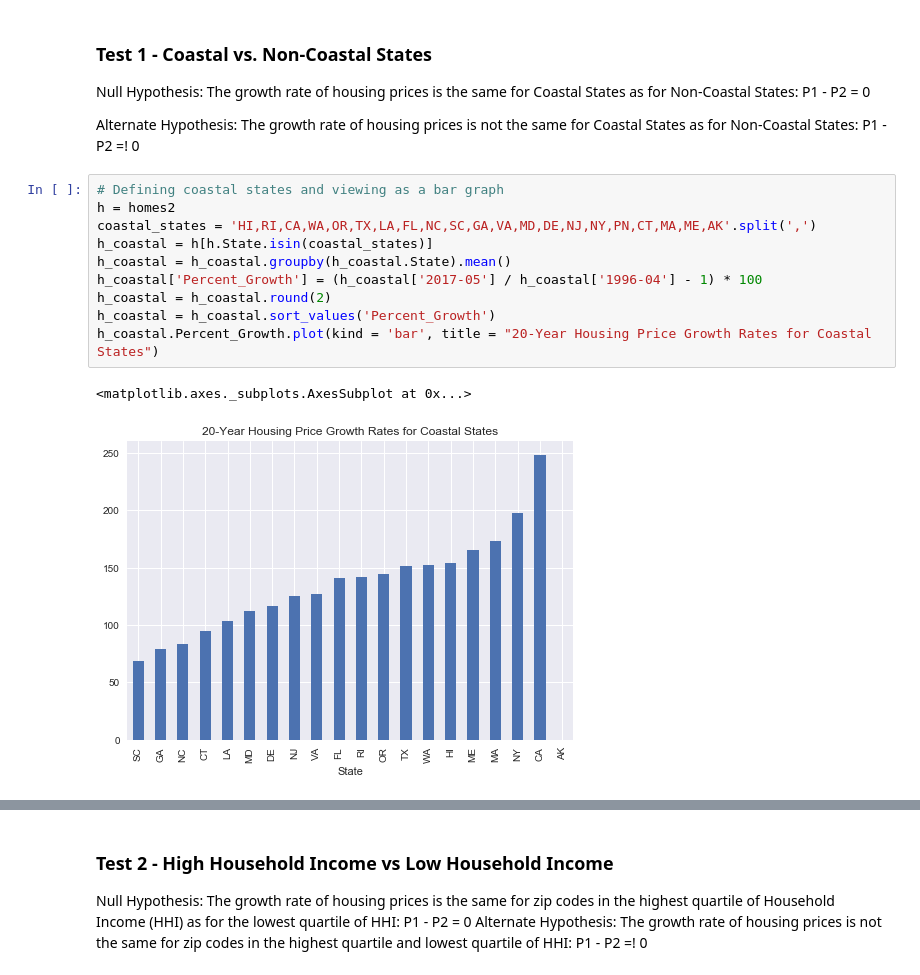
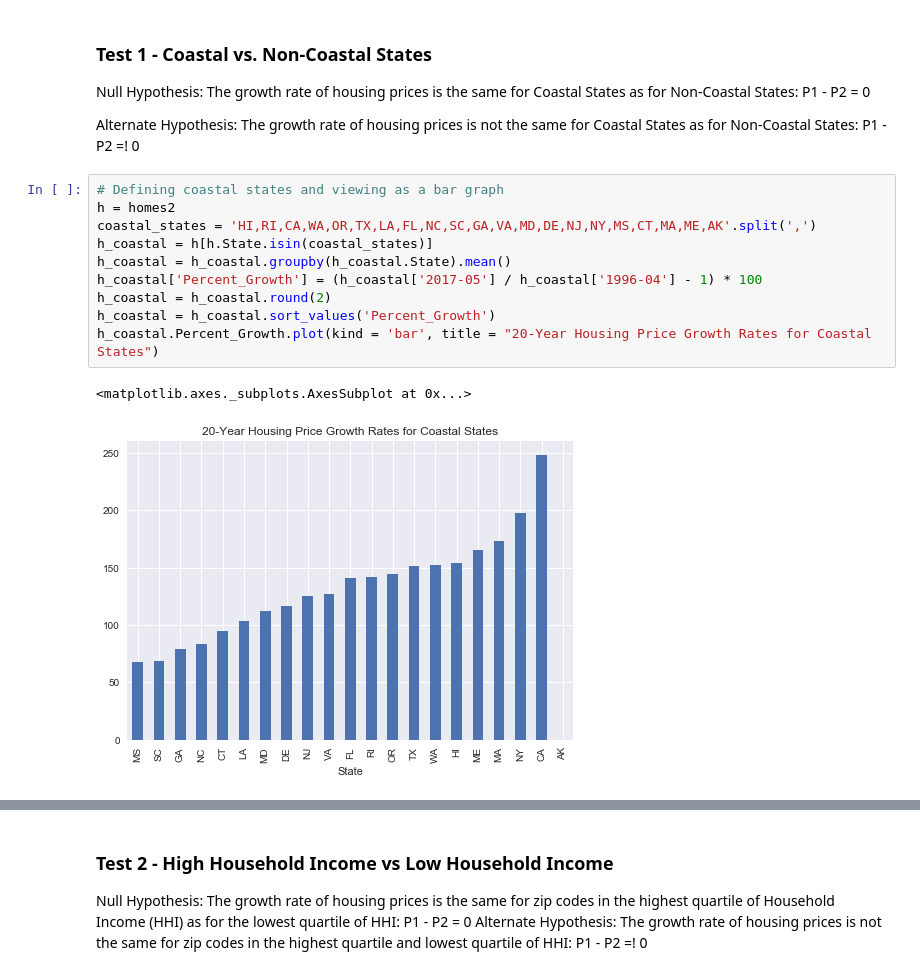
Before and after one commit to tiptonicedt/springboard, a Jupyter notebook: capstone_project_zillow/Zillow_Statistical_Inference.ipynb, the cells around one changed output, grey strips where cells are left out. Saved outputs shown, nothing was run; the diff lists cells and outputs as text.

```diff
--- a/capstone_project_zillow/Zillow_Statistical_Inference.ipynb
+++ b/capstone_project_zillow/Zillow_Statistical_Inference.ipynb
@@ -48,16 +48,16 @@ Alternate Hypothesis: The growth rate of housing prices is not the same for Coas
 # %%
 # Defining coastal states and viewing as a bar graph
 h = homes2
-coastal_states = 'HI,RI,CA,WA,OR,TX,LA,FL,NC,SC,GA,VA,MD,DE,NJ,NY,PN,CT,MA,ME,AK'.split(',')
+coastal_states = 'HI,RI,CA,WA,OR,TX,LA,FL,NC,SC,GA,VA,MD,DE,NJ,NY,MS,CT,MA,ME,AK'.split(',')
 h_coastal = h[h.State.isin(coastal_states)]
 h_coastal = h_coastal.groupby(h_coastal.State).mean()
 h_coastal['Percent_Growth'] = (h_coastal['2017-05'] / h_coastal['1996-04'] - 1) * 100
 h_coastal = h_coastal.round(2)
 h_coastal = h_coastal.sort_values('Percent_Growth')
 h_coastal.Percent_Growth.plot(kind = 'bar', title = "20-Year Housing Price Growth Rates for Coastal States")
 # %% [output]
 <matplotlib.axes._subplots.AxesSubplot at 0x...>
-[figure, old version]
+[figure, new version]
 # %%
 # Defining non-coastal states and viewing as a bar graph
 h = homes2
```
Also changed, not shown: parts of 6 cells of this notebook.
